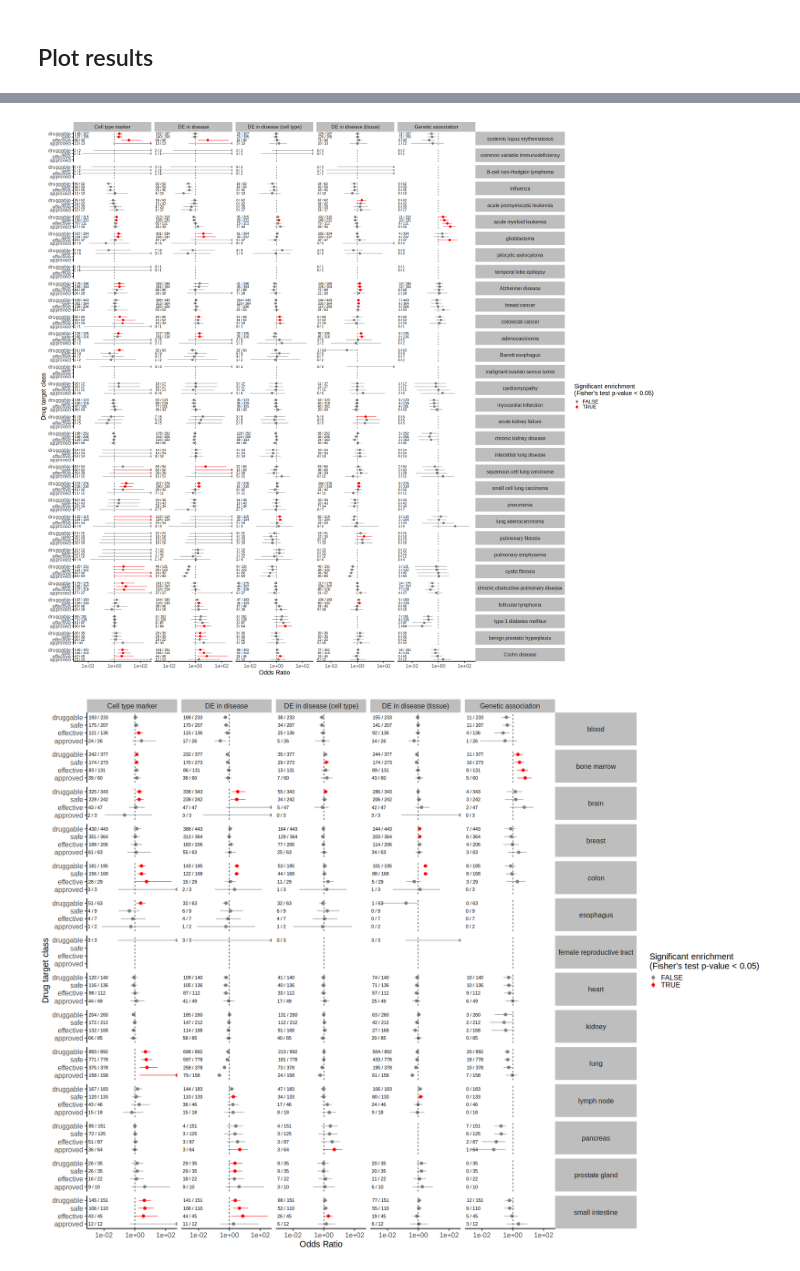
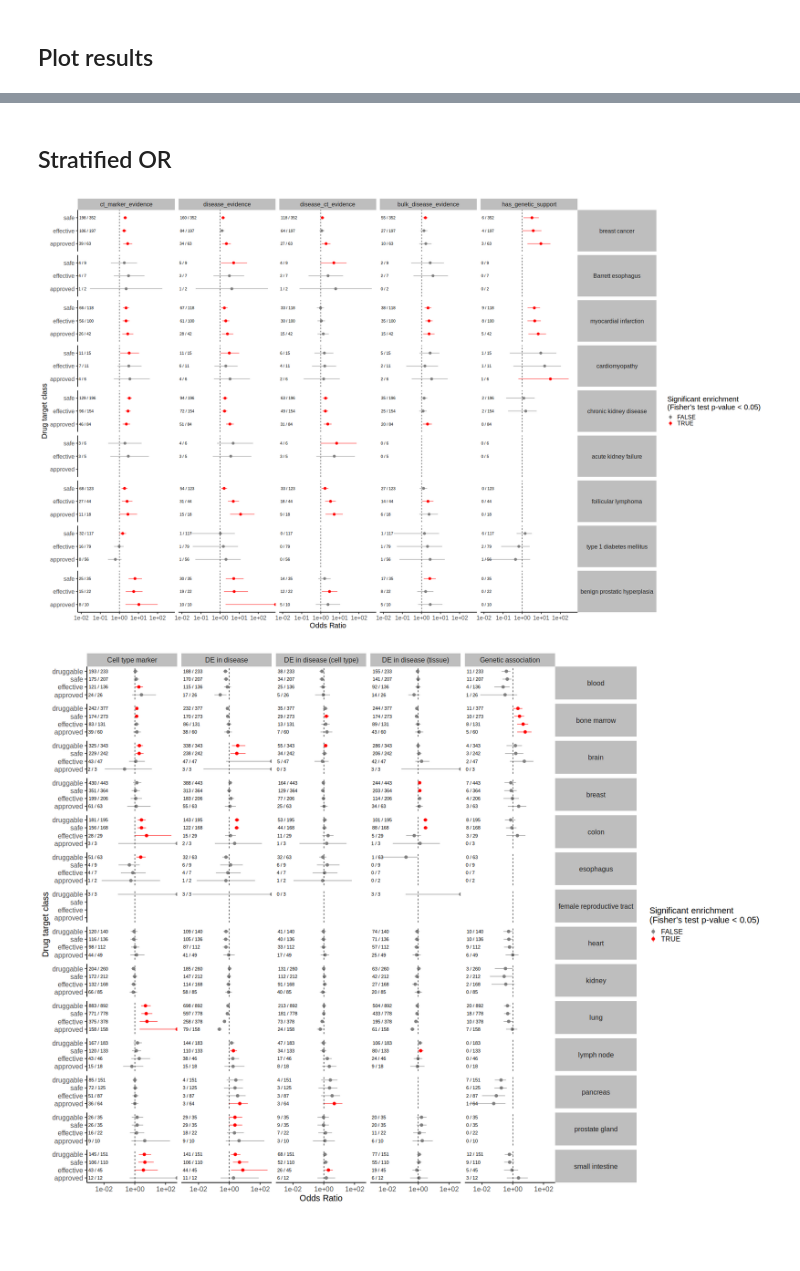
Before and after one commit to emdann/sc_target_evidence, a Jupyter notebook: analysis/OR_analysis.ipynb, the cells around one changed output, grey strips where cells are left out. Drawn from its saved outputs; the diff is of its cells as text; code cells hidden in the pictures; blank space fills up the shorter version.

```diff
--- a/OR_analysis.ipynb
+++ b/analysis/OR_analysis.ipynb
@@ -520,0 +343,3 @@ xlim(NA, 2.3)
+# %%
+for sc_evidence in ['disease_ct_evidence', 'ct_marker_evidence', 'disease_evidence']:
+    targets_evidence_all[f'genetic_and_{sc_evidence}'] = ((targets_evidence_all['has_genetic_support'] == 1) & (targets_evidence_all[sc_evidence] == 1)).astype(int)
@@ -542,0 +395,2 @@ xlim(0,6)
+# %%
+targets_evidence_all['target_disease'] = targets_evidence_all['gene_id'] + "_" + targets_evidence_all['disease_ontology_id']
@@ -542,0 +437,13 @@ xlim(0,6)
+# %% [markdown]
+## Stratified OR
+# %%
+n_safe_x_disease = targets_evidence_all.groupby('disease_ontology_id').sum()['is_safe']
+test_diseases = n_safe_x_disease.index[n_safe_x_disease > 0]
+# %%
+OR_disease_df = association_utils.compute_grouped_OR(
+    targets_evidence_all[targets_evidence_all['disease_ontology_id'].isin(test_diseases)],
+    group_by = 'disease_ontology_id',
+    evidence_cols = ['disease_ct_evidence', 'ct_marker_evidence', 'disease_evidence','bulk_disease_evidence', 'has_genetic_support'],
+    clinical_status_cols = ['is_safe', 'is_effective', 'is_approved'],
+    gene_universe = universe_dict['protein_coding_targets']
+    )
@@ -547,16 +455,14 @@ OR_disease_df['disease_relevant_tissue'] = [disease_tissue_mapper[x.replace('_',
 # %%
-%%R -i OR_disease_df -h 1800 -w 2000 -i disease_order
+%%R -i OR_disease_df -h 1200 -w 2000 -i disease_order
 
 OR_disease_df <- mutate(OR_disease_df, disease = factor(disease, levels=as.list(disease_order)))
 
-
 plot_OR(OR_disease_df,
         text_position='left') +
-    facet_grid(disease~sc_evidence,
-               labeller = labeller(sc_evidence = as_labeller(evidence_labels))) +
-    ggsave('~/test.pdf')
+    facet_grid(disease~evidence,
+               labeller = labeller(sc_evidence = as_labeller(evidence_labels)))
 # %% [output]
-[figure, old version]
+[figure, new version]
 # %%
 # %%R -i OR_disease_drug_df -h 1500 -w 1800 -i disease_order
 
```
Also changed, not shown: parts of 83 cells of this notebook, 17 other files.
